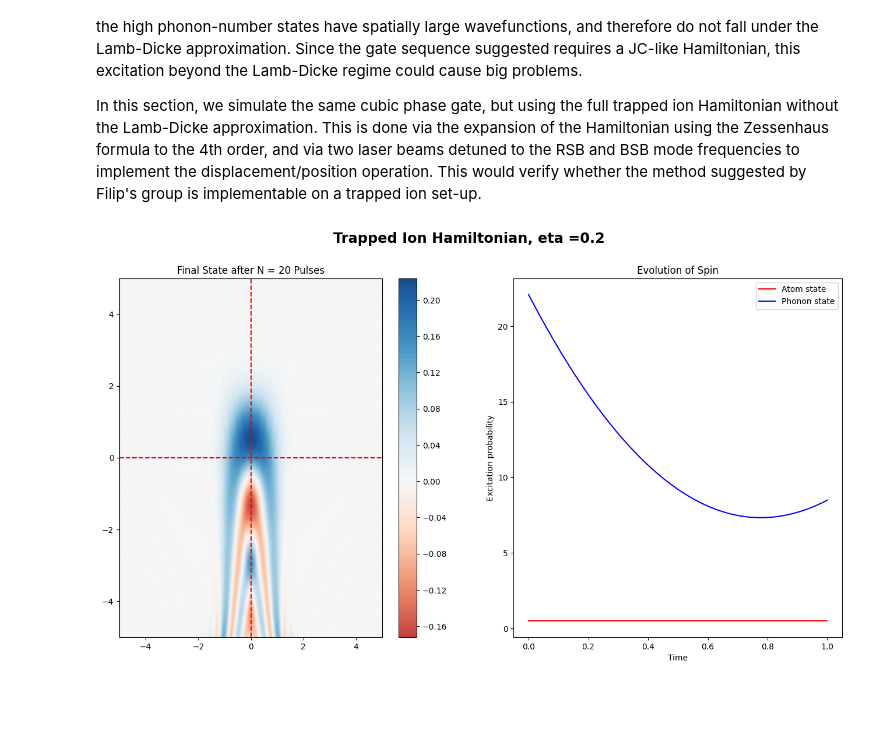
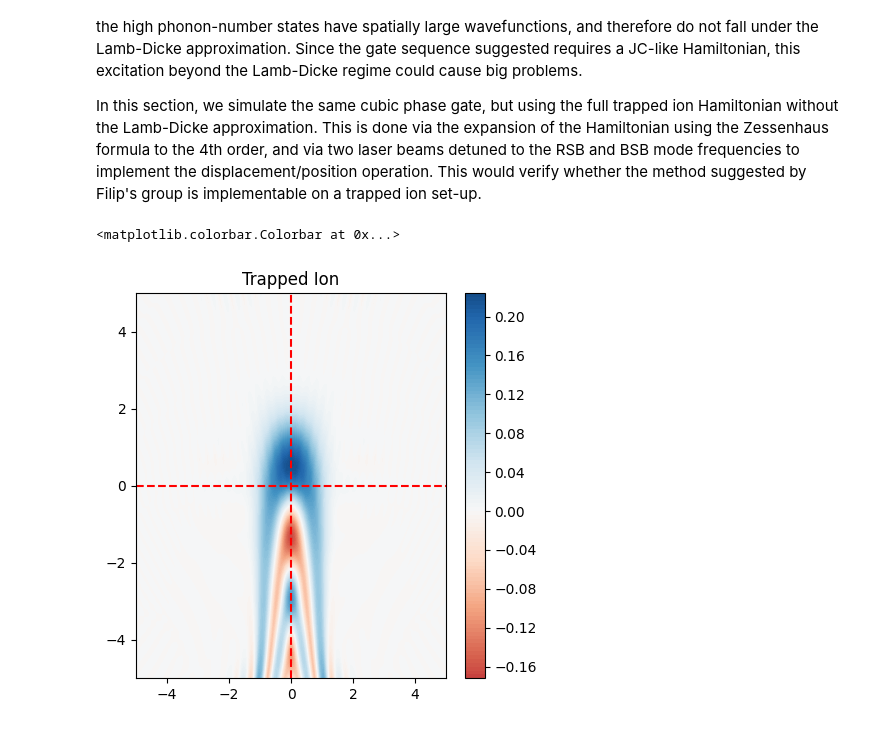
Before and after one commit to muyoungRand/sims, a Jupyter notebook: cubic_phase_gate.ipynb, the cells around one changed output. Saved outputs shown, nothing was run; the diff lists cells and outputs as text; code cells hidden in the pictures; blank space fills up the shorter version.

```diff
--- a/cubic_phase_gate.ipynb
+++ b/cubic_phase_gate.ipynb
@@ -76,6 +72,9 @@ solution = [-0.353282, 0.902028, -0.518804,
             0.685625, 0.623302, -0.144266,
             -0.808851, -0.102101, -0.682909,
             1.021610, 0.534188, -0.54781]
+
+solution = [-1.16082712,  3.53187681,  0.72219781, 0.49697683,  0.17570027, -0.1757045,
+ -0.49698327,  2.41939756, -0.39027859,  1.16083166]
 
 def clean_plot(n_c, n_a, rho, tlist, size = 5, title = ''):
     fig, axes = plt.subplots(1, 2, figsize=(16, 8))
@@ -141,15 +140,3 @@ for i in range(len(solution)):
     states[i] = psi
     pop_atom[i] = n_atom
     pop_phonon[i] = n_phonon
-# %%
-rho = states[-1]
-
-H = 7 * x
-t = np.linspace(0.0, 1.0, 100)
-
-output = mesolve(H = H, rho0 = rho, tlist = t, e_ops = [a.dag() * a, sM.dag() * sM], options = options)
-n_phonon = output.expect[0]
-n_atom = output.expect[1]
-rho1 = output.states[-1]
-
-clean_plot(n_phonon, n_atom, ptrace(rho1, 1), t, title = "Exact Rabi Hamiltonian")
@@ -168,7 +178,7 @@ rabi_freq = 2/(ld_param * np.exp(-0.5 * ld_param**2))
 def terms(order, rsb):
     j = order
     factor = (1j * ld_param) ** (2 * j)
-    denom = np.math.factorial(j) * np.math.factorial(j + 1)
+    denom = math.factorial(j) * math.factorial(j + 1)
 
     if rsb == True:
         operator = sM.dag() * (a.dag()**j) * (a**(j + 1))
@@ -207,26 +217,37 @@ def pulse_ion(initial_state, angle):
 # %%
 psi = tensor( (1 / np.sqrt(2)) * (basis(2, 0) + basis(2, 1)), basis(N, 0))
 
 states = [[] for i in range(len(solution))]
 pop_atom = [[] for i in range(len(solution))]
 pop_phonon = [[] for i in range(len(solution))]
 
 for i in range(0, len(solution)):
-    psi, n_atom, n_phonon = pulse_ion(psi, solution[i])
+    psi, n_atom, n_phonon = pulse_ion(psi, solution[i] * 2)
     states[i] = psi
     pop_atom[i] = n_atom
     pop_phonon[i] = n_phonon
 
 rho = states[-1]
 
-H = 7 * x
+H = 2 * x
 t = np.linspace(0.0, 1.0, 100)
 
 output = mesolve(H = H, rho0 = rho, tlist = t, e_ops = [a.dag() * a, sM.dag() * sM], options = options)
 n_phonon = output.expect[0]
 n_atom = output.expect[1]
-rho1 = output.states[-1]
+exp_rho = output.states[-1]
+exp_rho = ptrace(exp_rho, 1)
 
-clean_plot(n_phonon, n_atom, ptrace(rho1, 1), t, title = "Trapped Ion Hamiltonian, eta =" + str(ld_param))
+xvec = np.linspace(-5, 5, 200)
+exp_W = wigner(exp_rho, xvec, xvec)
+
+fig, axes = plt.subplots(1, 1, figsize=(5, 5))
+
+axes.vlines(0, ymin = -5, ymax = 5, colors = 'r', linestyles = 'dashed')
+axes.hlines(0, xmin = -5, xmax = 5, colors = 'r', linestyles = 'dashed')
+im = axes.contourf(xvec, xvec, exp_W, 100, norm=mpl.colors.Normalize(-.25,.25), cmap=plt.get_cmap('RdBu'))
+axes.set_title("Trapped Ion")
+plt.colorbar(im)
 # %% [output]
+<matplotlib.colorbar.Colorbar at 0x...>
-[figure, old version]
+[figure, new version]
```
Also changed, not shown: parts of 7 cells of this notebook, 1 other file.
